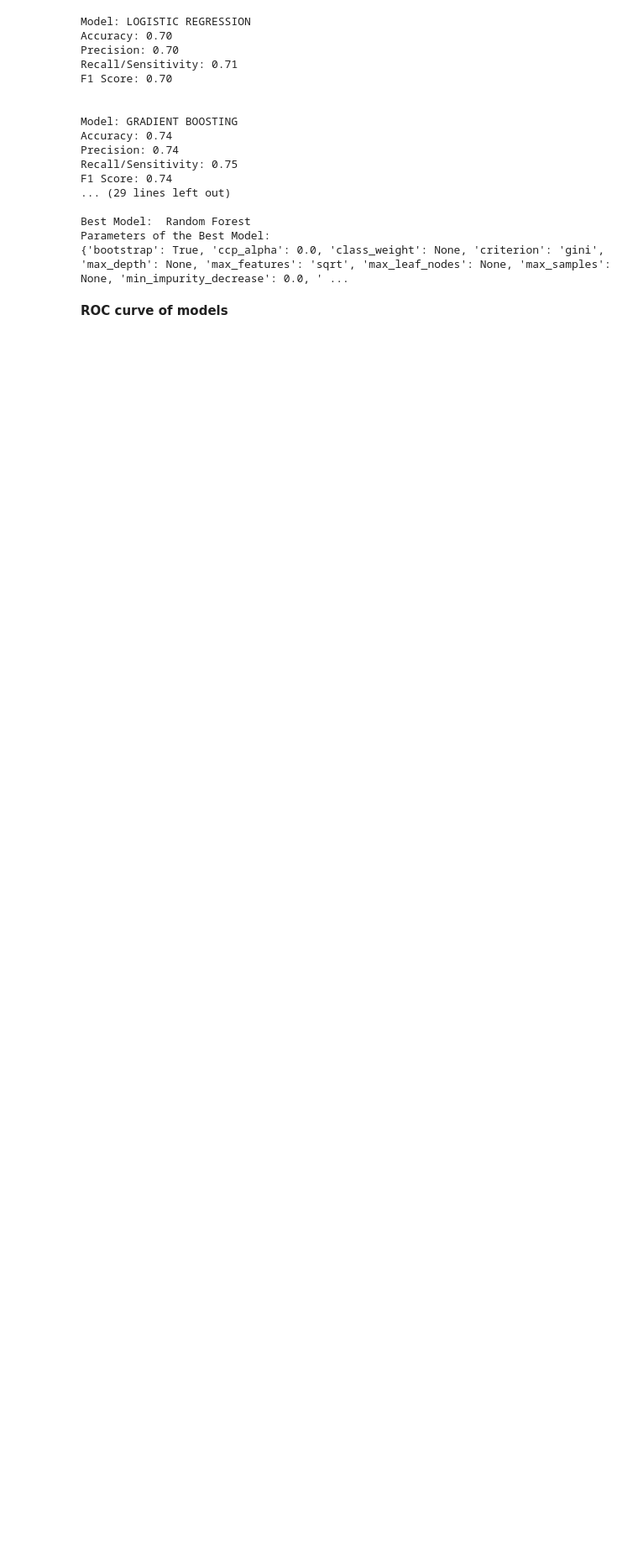
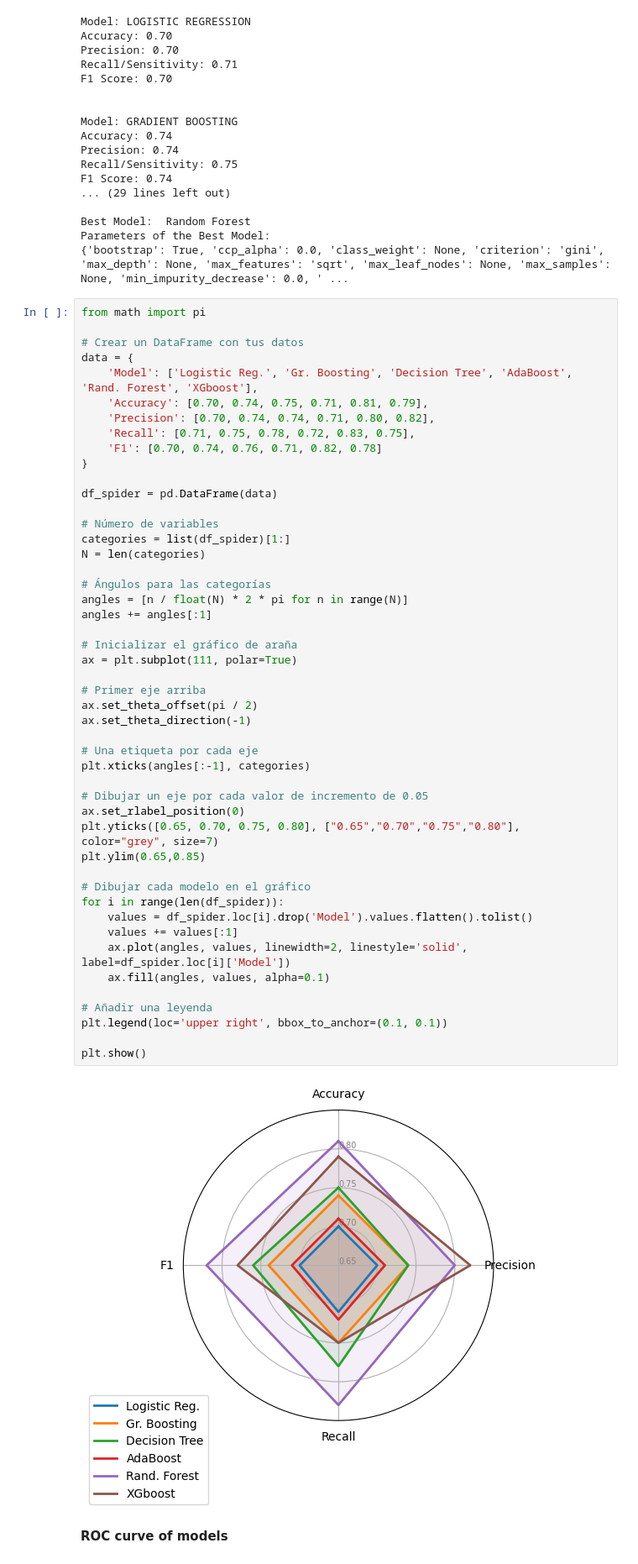
Before and after one commit to carlosla2802/TFG-repo, a Jupyter notebook: tfg_code.ipynb, the cells around one changed output. Shown at 84% size. Cells and saved outputs as stored; diff of their text form; blank space fills up the shorter version.

```diff
--- a/tfg_code.ipynb
+++ b/tfg_code.ipynb
@@ -1242,6 +1269,56 @@ F1 Score: 0.74
 Best Model:  Random Forest
 Parameters of the Best Model:
 {'bootstrap': True, 'ccp_alpha': 0.0, 'class_weight': None, 'criterion': 'gini', 'max_depth': None, 'max_features': 'sqrt', 'max_leaf_nodes': None, 'max_samples': None, 'min_impurity_decrease': 0.0, ' ...
+# %%
+from math import pi
+
+# Crear un DataFrame con tus datos
+data = {
+    'Model': ['Logistic Reg.', 'Gr. Boosting', 'Decision Tree', 'AdaBoost', 'Rand. Forest', 'XGboost'],
+    'Accuracy': [0.70, 0.74, 0.75, 0.71, 0.81, 0.79],
+    'Precision': [0.70, 0.74, 0.74, 0.71, 0.80, 0.82],
+    'Recall': [0.71, 0.75, 0.78, 0.72, 0.83, 0.75],
+    'F1': [0.70, 0.74, 0.76, 0.71, 0.82, 0.78]
+}
+
+df_spider = pd.DataFrame(data)
+
+# Número de variables
+categories = list(df_spider)[1:]
+N = len(categories)
+
+# Ángulos para las categorías
+angles = [n / float(N) * 2 * pi for n in range(N)]
+angles += angles[:1]
+
+# Inicializar el gráfico de araña
+ax = plt.subplot(111, polar=True)
+
+# Primer eje arriba
+ax.set_theta_offset(pi / 2)
+ax.set_theta_direction(-1)
+
+# Una etiqueta por cada eje
+plt.xticks(angles[:-1], categories)
+
+# Dibujar un eje por cada valor de incremento de 0.05
+ax.set_rlabel_position(0)
+plt.yticks([0.65, 0.70, 0.75, 0.80], ["0.65","0.70","0.75","0.80"], color="grey", size=7)
+plt.ylim(0.65,0.85)
+
+# Dibujar cada modelo en el gráfico
+for i in range(len(df_spider)):
+    values = df_spider.loc[i].drop('Model').values.flatten().tolist()
+    values += values[:1]
+    ax.plot(angles, values, linewidth=2, linestyle='solid', label=df_spider.loc[i]['Model'])
+    ax.fill(angles, values, alpha=0.1)
+
+# Añadir una leyenda
+plt.legend(loc='upper right', bbox_to_anchor=(0.1, 0.1))
+
+plt.show()
+# %% [output]
+[figure, added]
 # %% [markdown]
 **ROC curve of models**
 # %%
```
Also changed, not shown: parts of 6 cells of this notebook, 1 other file.
